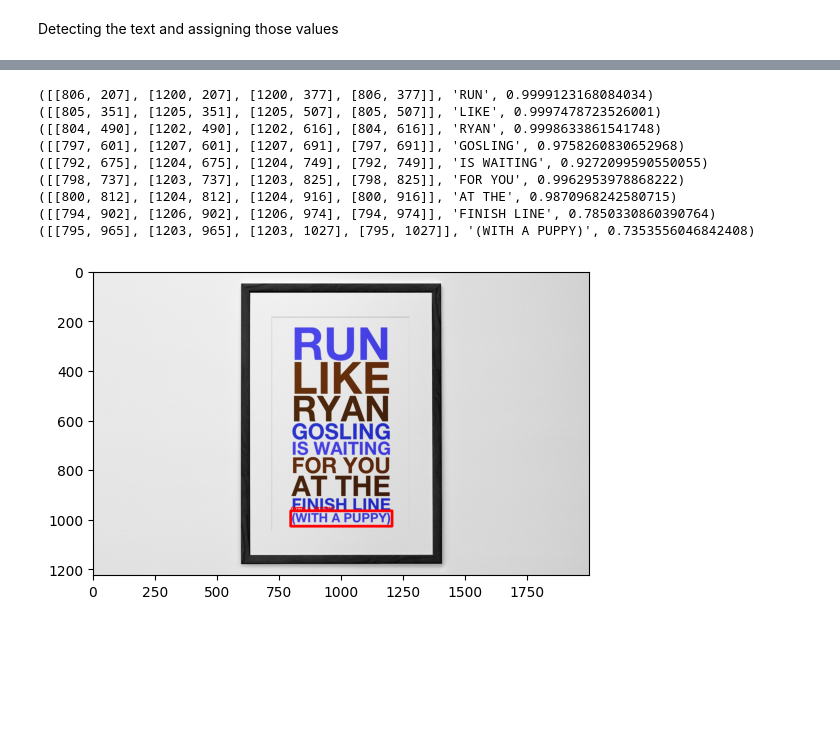
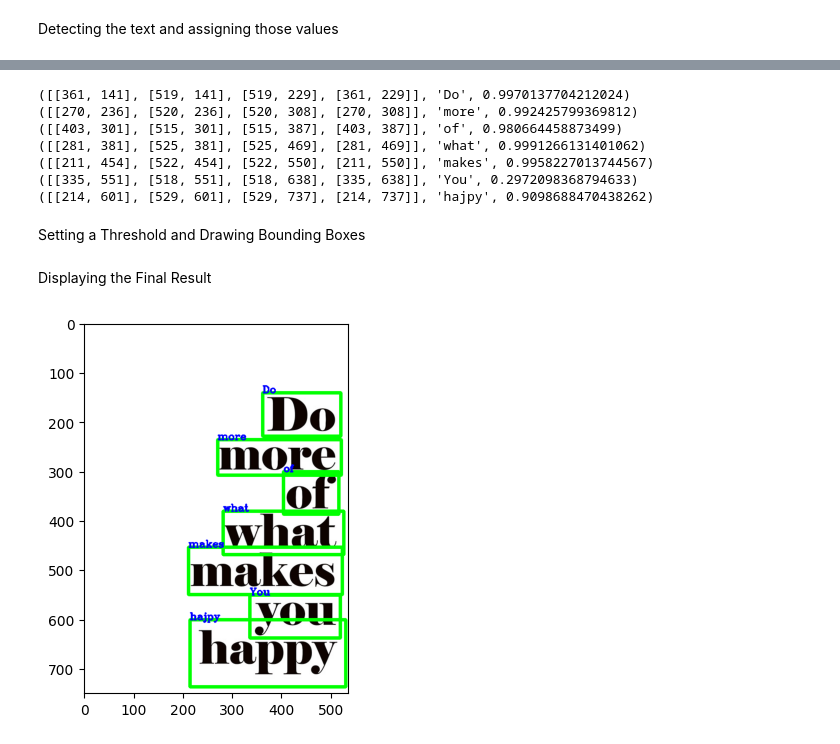
Before and after one commit to ReapredatoR/Text-detection-with-Python-and-Opencv, a Jupyter notebook: main.ipynb, the cells around one changed output, grey strips where cells are left out. Cells and saved outputs as stored; diff of their text form; code cells hidden in the pictures; blank space fills up the shorter version.

```diff
--- a/main.ipynb
+++ b/main.ipynb
@@ -10,3 +10,3 @@ Read Image using opencv
 # %%
-img = cv2.imread("images/1.jpg")
+img = cv2.imread("images/2.jpg")
 # %% [markdown]
@@ -23,12 +23,10 @@ Results:
 for t in r_text:
     print(t)
 # %% [output]
-([[806, 207], [1200, 207], [1200, 377], [806, 377]], 'RUN', 0.9999123168084034)
-([[805, 351], [1205, 351], [1205, 507], [805, 507]], 'LIKE', 0.9997478723526001)
-([[804, 490], [1202, 490], [1202, 616], [804, 616]], 'RYAN', 0.9998633861541748)
-([[797, 601], [1207, 601], [1207, 691], [797, 691]], 'GOSLING', 0.9758260830652968)
-([[792, 675], [1204, 675], [1204, 749], [792, 749]], 'IS WAITING', 0.9272099590550055)
-([[798, 737], [1203, 737], [1203, 825], [798, 825]], 'FOR YOU', 0.9962953978868222)
-([[800, 812], [1204, 812], [1204, 916], [800, 916]], 'AT THE', 0.9870968242580715)
-([[794, 902], [1206, 902], [1206, 974], [794, 974]], 'FINISH LINE', 0.7850330860390764)
-([[795, 965], [1203, 965], [1203, 1027], [795, 1027]], '(WITH A PUPPY)', 0.7353556046842408)
+([[361, 141], [519, 141], [519, 229], [361, 229]], 'Do', 0.9970137704212024)
+([[270, 236], [520, 236], [520, 308], [270, 308]], 'more', 0.992425799369812)
+([[403, 301], [515, 301], [515, 387], [403, 387]], 'of', 0.980664458873499)
+([[281, 381], [525, 381], [525, 469], [281, 469]], 'what', 0.9991266131401062)
+([[211, 454], [522, 454], [522, 550], [211, 550]], 'makes', 0.9958227013744567)
+([[335, 551], [518, 551], [518, 638], [335, 638]], 'You', 0.2972098368794633)
+([[214, 601], [529, 601], [529, 737], [214, 737]], 'hajpy', 0.9098688470438262)
@@ -39 +33,3 @@ threshold = 0.25
+# %% [markdown]
+Setting a Threshold and Drawing Bounding Boxes
 # %%
@@ -43,5 +42,7 @@ if score > threshold:
+# %% [markdown]
+Displaying the Final Result
 # %%
-plt.imshow(img)
+plt.imshow(cv2.cvtColor(img, cv2.COLOR_BGR2RGB))
 plt.show()
 # %% [output]
-[figure, old version]
+[figure, new version]
```
Also changed, not shown: parts of 5 cells of this notebook, 3 other files.
